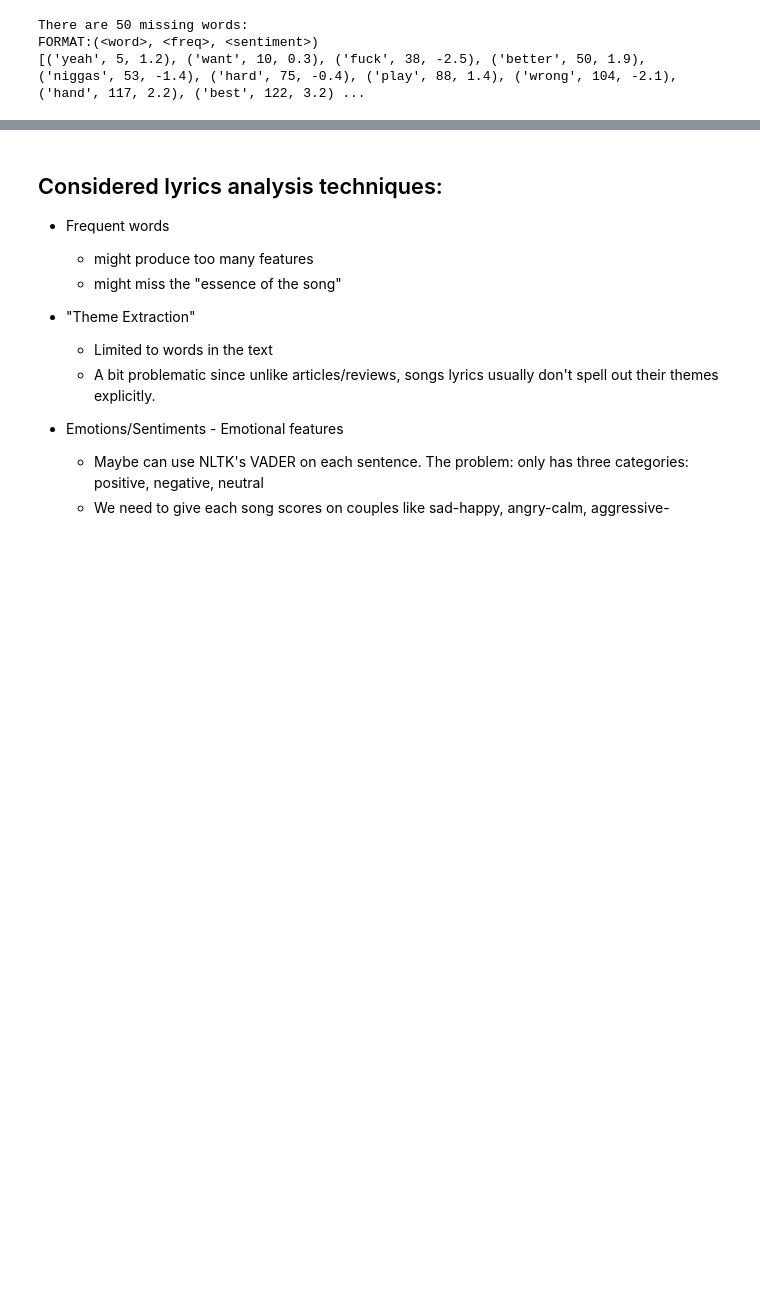
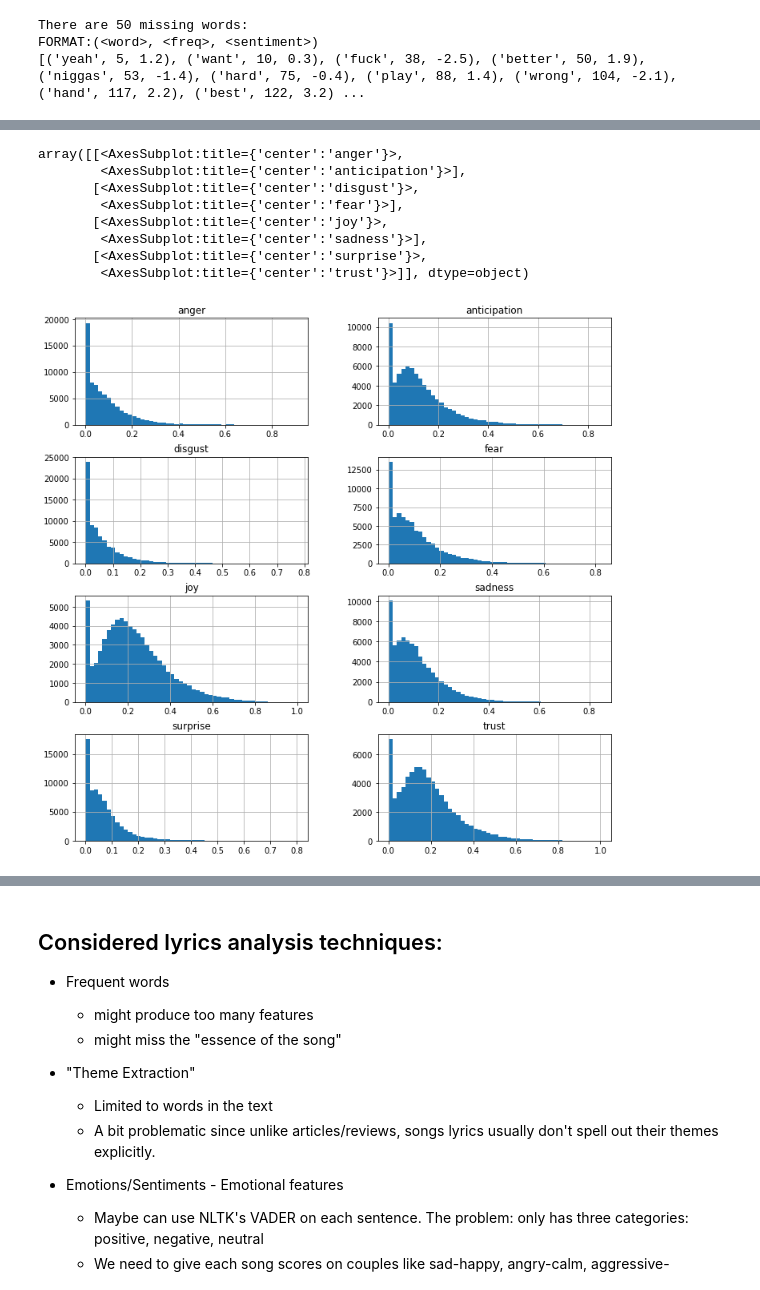
Before and after one commit to liorBlum/ds-project, a Jupyter notebook: EDA.ipynb, the cells around one changed output, grey strips where cells are left out. Saved outputs shown, nothing was run; the diff lists cells and outputs as text; code cells hidden in the pictures; blank space fills up the shorter version.

Commit message:
finished emotion recognition

```diff
--- a/EDA.ipynb
+++ b/EDA.ipynb
@@ -43,7 +57,7 @@ def load_emotion_lex(emotion):
     with open(lexicons_by_emotion_path.format(emotion), 'r') as lexicon_file:
         for line in lexicon_file:
             word, intensity = line.split()
-            emotions_lexicons[emotion][word] = intensity
+            emotions_lexicons[emotion][word] = float(intensity)
 
 def dump_emotion_lex(emotion):
     with open(lexicons_by_emotion_path.format(emotion), 'w') as lexicon_file:
@@ -140,7 +161,7 @@ for emot in emotions:
     load_emotion_lex(emot)
     # Intensities of words in our lexicon are in the range 0.0-1.0, VADER values are in range 0.0-4.0
     # So we multiply every intensity value by 4 before copying the lexicons
-    emotions_lexicons[emot].update((x, float(y)*VADER_SCALE) for x, y in emotions_lexicons[emot].items())
+    emotions_lexicons[emot].update((x, y*VADER_SCALE) for x, y in emotions_lexicons[emot].items())
     if emot != 'sadness' and emot != 'joy':
         dump_emotion_lex(emot)
         emotion_lexicon_filename = os.path.basename(lexicons_by_emotion_path.format(emot))
@@ -149,7 +170,9 @@ for emot in emotions:
 
 # Create a combined lexicon of joy and sadness
 # by adding sadness words with (-1)*intensity
-emotions_lexicons['joy'].update((x, float(y)*(-1)) for x, y in emotions_lexicons['sadness'].items())
+for word, intensity in emotions_lexicons['sadness'].items():
+    if word not in emotions_lexicons['joy'] or emotions_lexicons['joy'][word] < intensity:
+        emotions_lexicons['joy'][word] = -intensity
 dump_emotion_lex('joy')
 emotion_lexicon_filename = os.path.basename(lexicons_by_emotion_path.format('joy'))
 shutil.copyfile(lexicons_by_emotion_path.format('joy'), os.path.join(vader_dir, emotion_lexicon_filename))
@@ -164,8 +188,8 @@ from random import sample
 
 unnecessary_stopwords = {word for word in spacy.lang.en.STOP_WORDS if not negated([word]) and word not in BOOSTER_DICT.keys()}
 
-def trim_text(text, trim_words):
-    text_words = [w for w in text.split() if w.lower() not in trim_words]
+def trim_text(text):
+    text_words = [w for w in text.split() if w.lower() not in unnecessary_stopwords]
     return ' '.join(text_words)
 
 def analyze_song(lyrics, emotion):
@@ -174,23 +198,22 @@ def analyze_song(lyrics, emotion):
         emotion, sentiment = 'joy', 'neg'
     else:
         sentiment = 'pos'
-    return emotions_vader_analyzers[emotion].polarity_scores(trim_text(lyrics, unnecessary_stopwords))[sentiment]
+    return emotions_vader_analyzers[emotion].polarity_scores(trim_text(lyrics))[sentiment]
 
 def find_max_song(N, emotion):
-    max_joy_song = ('', 0.0)
+    max_song = ('', 0.0)
     lyrics_list = sample([x for x in all_lyrics_series if len(x) > 600], N)
     for lyrics in lyrics_list:
         val = analyze_song(lyrics, emotion)
-        if val > max_joy_song[1]:
-            max_joy_song = (lyrics, val)
+        if val > max_song[1]:
+            max_song = (lyrics, val)
 
     # Print all analyzers results for it
     for emotion, analyzer in emotions_vader_analyzers.items():
-        print(f'{emotion}: {analyzer.polarity_scores(trim_text(max_joy_song[0], unnecessary_stopwords))}')
+        print(f'{emotion}: {analyzer.polarity_scores(trim_text(max_song[0]))}')
 
-    return max_joy_song[0]
+    return max_song[0]
 
-# Find most joyful song in random 500 songs
-print()
+# Find most joyful song in randomly selected 500 songs
 find_max_song(500, 'joy')
 # %% [output]
@@ -217,0 +242,8 @@ joy: {'neg': 0.754, 'neu': 0.208, 'pos': 0.038, 'compound': -0.9996}
+# %%
+import pandas as pd
+
+all_songs_emotions = pd.DataFrame({emotion: [analyze_song(lyrics, emotion) for lyrics in all_lyrics_series]
+                                  for emotion in emotions},
+                                  index=all_lyrics_series.keys())
+all_songs_emotions.to_csv('data/songs_emotions.csv')
+all_songs_emotions.head()
@@ -217,0 +257,15 @@ joy: {'neg': 0.754, 'neu': 0.208, 'pos': 0.038, 'compound': -0.9996}
+# %%
+import pandas as pd
+
+# all_songs_emotions = pd.read_csv('data/songs_emotions.csv', index_col=0)
+all_songs_emotions.hist(layout=(4,2), figsize=[12, 12], bins=50)
+# %% [output]
+array([[<AxesSubplot:title={'center':'anger'}>,
+        <AxesSubplot:title={'center':'anticipation'}>],
+       [<AxesSubplot:title={'center':'disgust'}>,
+        <AxesSubplot:title={'center':'fear'}>],
+       [<AxesSubplot:title={'center':'joy'}>,
+        <AxesSubplot:title={'center':'sadness'}>],
+       [<AxesSubplot:title={'center':'surprise'}>,
+        <AxesSubplot:title={'center':'trust'}>]], dtype=object)
+[figure, added]
```
Also changed, not shown: parts of 17 cells of this notebook, 1 other file.
